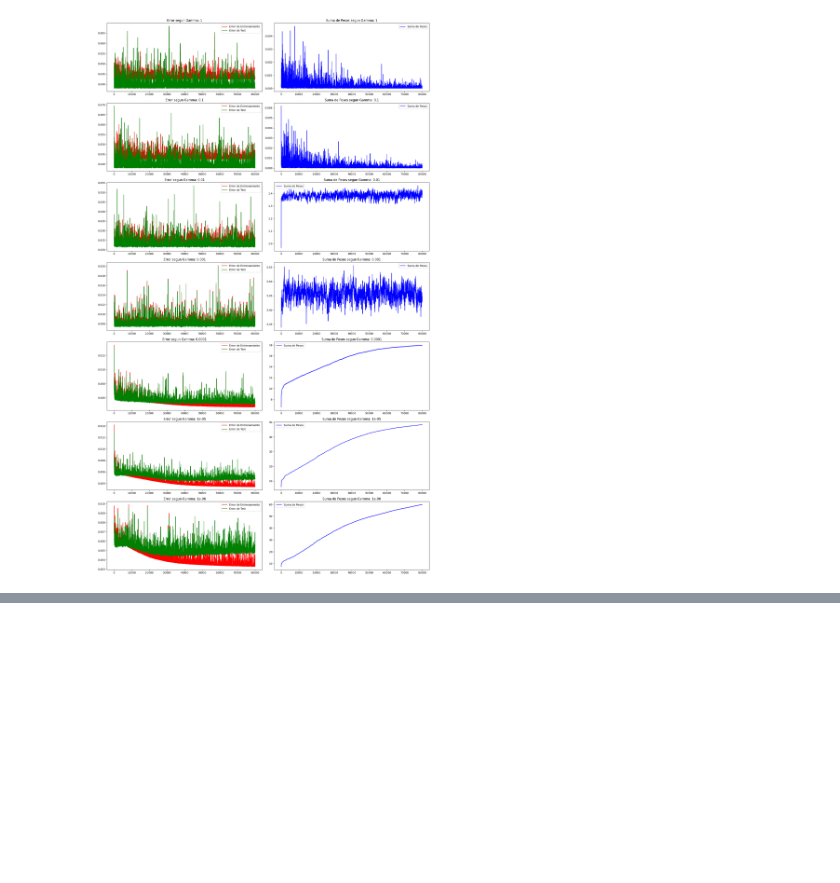
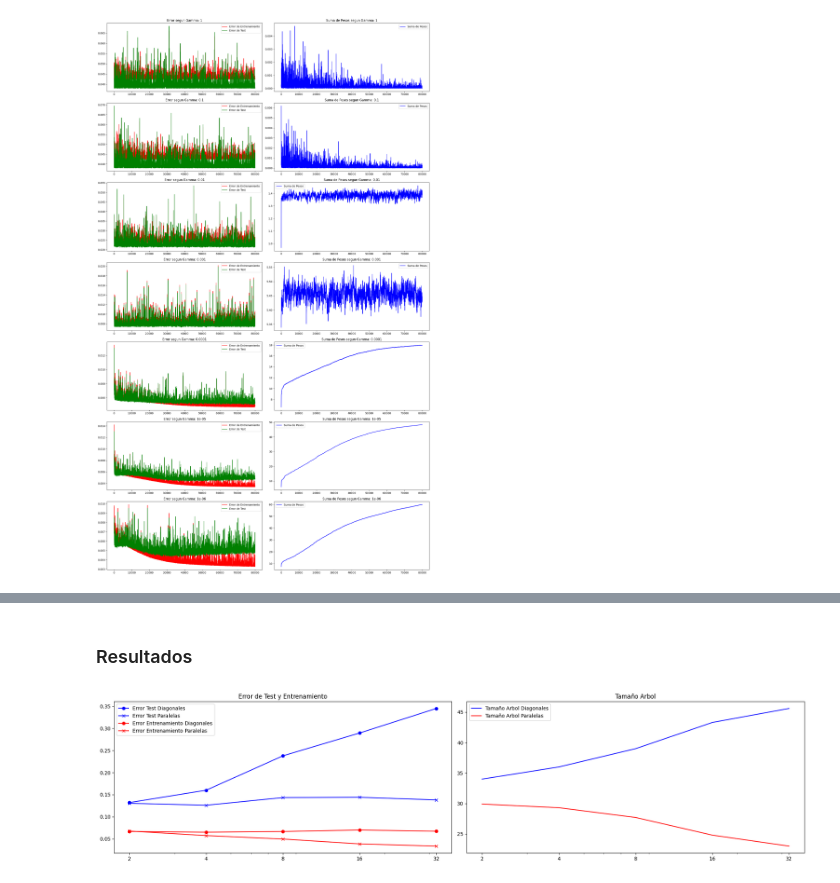
Before and after one commit to Pomarola/IAA, a Jupyter notebook: TP2.ipynb, the cells around one changed output, grey strips where cells are left out. Drawn from its saved outputs; the diff is of its cells as text; code cells hidden in the pictures; blank space fills up the shorter version.

```diff
--- a/TP2.ipynb
+++ b/TP2.ipynb
@@ -311,0 +442,35 @@ plt.show()
+# %% [markdown]
+### Resultados
+# %%
+dfDiagonales = pd.DataFrame(dataDiagonalesTree, columns=['dimension', 'conjunto', 'errTest', 'errEntrenamiento', 'treeSize'])
+dfParalelas = pd.DataFrame(dataParalelasTree, columns=['dimension', 'conjunto', 'errTest', 'errEntrenamiento', 'treeSize'])
+promsErrTestDiagonales = dfDiagonales.groupby('dimension')['errTest'].mean()
+promsErrTestParalelas = dfParalelas.groupby('dimension')['errTest'].mean()
+promsErrEntrenamientoDiagonales = dfDiagonales.groupby('dimension')['errEntrenamiento'].mean()
+promsErrEntrenamientoParalelas = dfParalelas.groupby('dimension')['errEntrenamiento'].mean()
+
+treeSizeDiagonal = dfDiagonales.groupby('dimension')['treeSize'].mean()
+treeSizeParalelas = dfParalelas.groupby('dimension')['treeSize'].mean()
+
+fig, axs = plt.subplots(1, 2, figsize=(20, 5))
+
+axs[0].plot(dimensiones, promsErrTestDiagonales, c='blue', label='Error Test Diagonales', marker='o', linestyle="-")
+axs[0].plot(dimensiones, promsErrTestParalelas, c='blue', label='Error Test Paralelas', marker='x', linestyle="-")
+axs[0].plot(dimensiones, promsErrEntrenamientoDiagonales, c='red', label='Error Entrenamiento Diagonales', marker='o', linestyle="-")
+axs[0].plot(dimensiones, promsErrEntrenamientoParalelas, c='red', label='Error Entrenamiento Paralelas', marker='x', linestyle="-")
+axs[0].legend()
+axs[0].set_xscale('log')
+axs[0].set_title('Error de Test y Entrenamiento')
+axs[0].set_xticks(dimensiones, labels=[str(dimension) for dimension in dimensiones])
+
+axs[1].plot(dimensiones, treeSizeDiagonal, c='blue', label='Tamaño Arbol Diagonales')
+axs[1].plot(dimensiones, treeSizeParalelas, c='red', label='Tamaño Arbol Paralelas')
+axs[1].legend()
+axs[1].set_xscale('log')
+axs[1].set_title('Tamaño Arbol')
+axs[1].set_xticks(dimensiones, labels=[str(dimension) for dimension in dimensiones])
+
+plt.tight_layout()
+plt.show()
+# %% [output]
+[figure, added]
```
Also changed, not shown: parts of 10 cells of this notebook, 2 other files.
